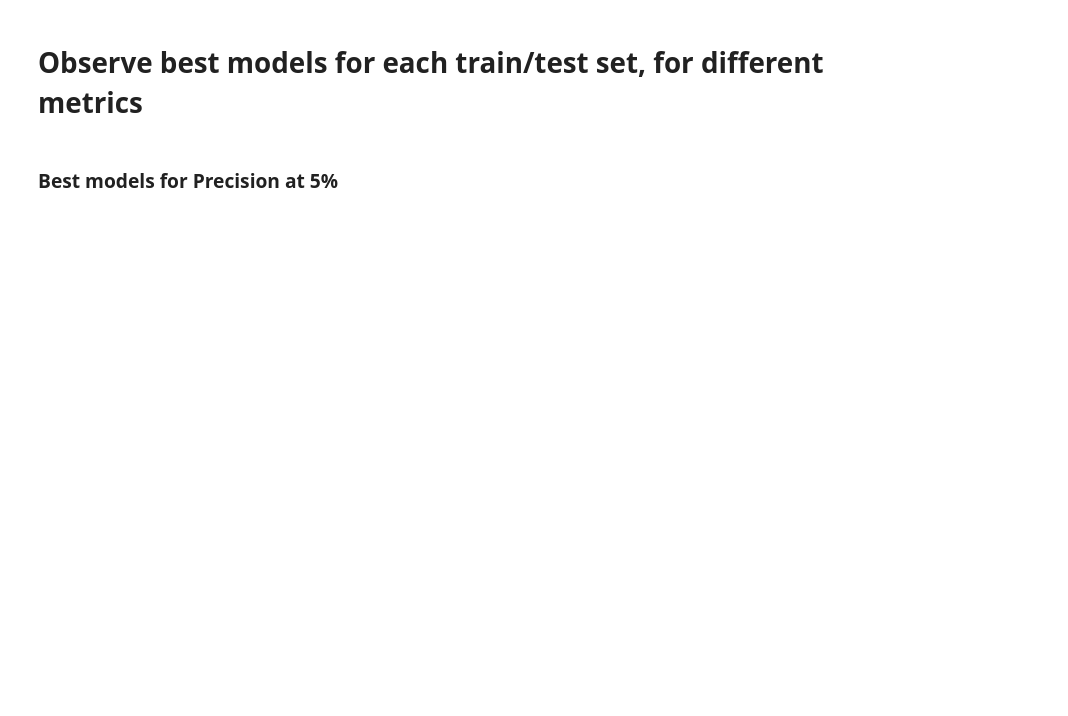
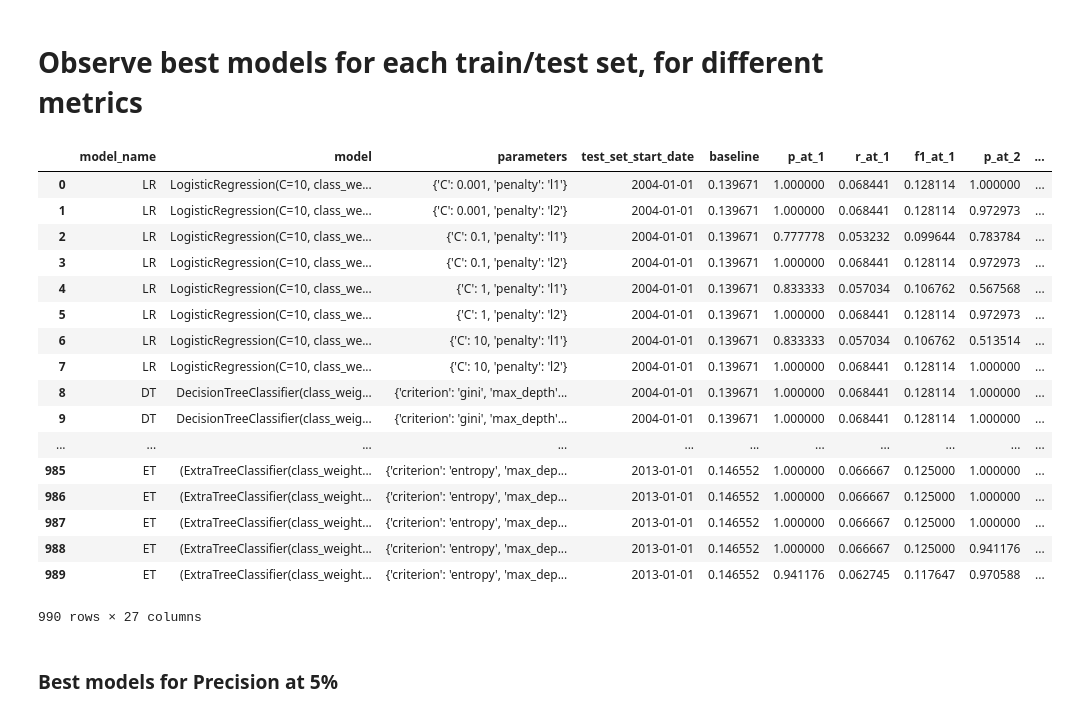
Before and after one commit to jamjensen/eviction-va, a Jupyter notebook: predicting_va_evictions.ipynb, the cells around one changed output. Cells and saved outputs as stored; diff of their text form; code cells hidden in the pictures; blank space fills up the shorter version.

```diff
--- a/predicting_va_evictions.ipynb
+++ b/predicting_va_evictions.ipynb
@@ -24,6 +32,9 @@ def get_eviction_rate(df, year,geoid):
 
   data_to_return = df.loc[(df['year'] == year) & (df['GEOID'] == geoid)]
 
+  if(data_to_return.empty):
+    return 0
+
   return data_to_return['eviction-rate'].iloc[0]
 # %%
 importlib.reload(pipeline)
@@ -37,6 +48,8 @@ for year in range(2000,2017):
     cutoff_10_percent[year]=data.loc[data['year'] == year]['eviction-rate'].quantile(.9)
 
 top_10_eviction_rate_in_any_next_3_years_column = np.zeros(len(data))
+print(top_10_eviction_rate_in_any_next_3_years_column.shape)
+
 
 for index, row in data.iterrows():
 
@@ -54,24 +67,14 @@ for index, row in data.iterrows():
 
       top_10_eviction_rate_in_i_years = 1 if eviction_rate_in_i_years>= cutoff_10_percent[date_in_i_years] else 0
 
-      #Debugging
-#       if(top_10_eviction_rate_in_i_years==1):
-#         print(row['GEOID'])
-#         print(row['year'])
-#         print(date_in_i_years)
-#         print(eviction_rate_in_i_years)
-#         print(cutoff_10_percent[date_in_i_years])
-#         print(top_10_eviction_rate_in_i_years)
+
 
       #If we found one year that meets requirement, we are done with looping
       if(top_10_eviction_rate_in_i_years==1):
         found_year_where_eviction_was_in_top_10_percent=1
         break
 
-    if (found_year_where_eviction_was_in_top_10_percent):
-      top_10_eviction_rate_in_any_next_3_years_column[index]=1
-    else:
-      top_10_eviction_rate_in_any_next_3_years_column[index]=0
+    top_10_eviction_rate_in_any_next_3_years_column[index]=found_year_where_eviction_was_in_top_10_percent
 
 data['top_10_percent_in_any_next_3_years'] = top_10_eviction_rate_in_any_next_3_years_column
 
@@ -94,7 +120,7 @@ date_column='year'
 test_window = relativedelta(years=4)
 
 #Gap needed between training and test set
-gap_training_test = relativedelta(years=3)
+prediction_horizon = relativedelta(years=3)
 
 #Generate train and test sets
 train_test_sets= pipeline.create_temp_validation_train_and_testing_sets(
@@ -103,4 +129,4 @@ train_test_sets= pipeline.create_temp_validation_train_and_testing_sets(
   label,
   split_thresholds,
   test_window,
-  gap_training_test)
+  prediction_horizon)
@@ -190,7 +202,7 @@ for column in a.columns:
 importlib.reload(pipeline)
 
 #We define the specific models we want to run
-models_to_run=['DT','LR','RF','ET','KNN','NB','BA','AB','GB']#'SVM'
+models_to_run=['LR','DT','RF','KNN','NB','BA','AB','GB','ET']#,SVM'
 
 #Get all posible models and their different sets of parameters
 models, parameters_grid = pipeline.get_models_and_parameters()
@@ -227,5 +270,26 @@ results
 # %% [markdown]
 # Observe best models for each train/test set, for different metrics
+# %%
+results
+# %% [output]
+|  | model_name | model | parameters | test_set_start_date | baseline | p_at_1 | r_at_1 | f1_at_1 | p_at_2 | ... |
+| 0 | LR | LogisticRegression(C=10, class_we... | {'C': 0.001, 'penalty': 'l1'} | 2004-01-01 | 0.139671 | 1.000000 | 0.068441 | 0.128114 | 1.000000 | ... |
+| 1 | LR | LogisticRegression(C=10, class_we... | {'C': 0.001, 'penalty': 'l2'} | 2004-01-01 | 0.139671 | 1.000000 | 0.068441 | 0.128114 | 0.972973 | ... |
+| 2 | LR | LogisticRegression(C=10, class_we... | {'C': 0.1, 'penalty': 'l1'} | 2004-01-01 | 0.139671 | 0.777778 | 0.053232 | 0.099644 | 0.783784 | ... |
+| 3 | LR | LogisticRegression(C=10, class_we... | {'C': 0.1, 'penalty': 'l2'} | 2004-01-01 | 0.139671 | 1.000000 | 0.068441 | 0.128114 | 0.972973 | ... |
+| 4 | LR | LogisticRegression(C=10, class_we... | {'C': 1, 'penalty': 'l1'} | 2004-01-01 | 0.139671 | 0.833333 | 0.057034 | 0.106762 | 0.567568 | ... |
+| 5 | LR | LogisticRegression(C=10, class_we... | {'C': 1, 'penalty': 'l2'} | 2004-01-01 | 0.139671 | 1.000000 | 0.068441 | 0.128114 | 0.972973 | ... |
+| 6 | LR | LogisticRegression(C=10, class_we... | {'C': 10, 'penalty': 'l1'} | 2004-01-01 | 0.139671 | 0.833333 | 0.057034 | 0.106762 | 0.513514 | ... |
+| 7 | LR | LogisticRegression(C=10, class_we... | {'C': 10, 'penalty': 'l2'} | 2004-01-01 | 0.139671 | 1.000000 | 0.068441 | 0.128114 | 1.000000 | ... |
+| 8 | DT | DecisionTreeClassifier(class_weig... | {'criterion': 'gini', 'max_depth'... | 2004-01-01 | 0.139671 | 1.000000 | 0.068441 | 0.128114 | 1.000000 | ... |
+| 9 | DT | DecisionTreeClassifier(class_weig... | {'criterion': 'gini', 'max_depth'... | 2004-01-01 | 0.139671 | 1.000000 | 0.068441 | 0.128114 | 1.000000 | ... |
+| ... | ... | ... | ... | ... | ... | ... | ... | ... | ... | ... |
+| 985 | ET | (ExtraTreeClassifier(class_weight... | {'criterion': 'entropy', 'max_dep... | 2013-01-01 | 0.146552 | 1.000000 | 0.066667 | 0.125000 | 1.000000 | ... |
+| 986 | ET | (ExtraTreeClassifier(class_weight... | {'criterion': 'entropy', 'max_dep... | 2013-01-01 | 0.146552 | 1.000000 | 0.066667 | 0.125000 | 1.000000 | ... |
+| 987 | ET | (ExtraTreeClassifier(class_weight... | {'criterion': 'entropy', 'max_dep... | 2013-01-01 | 0.146552 | 1.000000 | 0.066667 | 0.125000 | 1.000000 | ... |
+| 988 | ET | (ExtraTreeClassifier(class_weight... | {'criterion': 'entropy', 'max_dep... | 2013-01-01 | 0.146552 | 1.000000 | 0.066667 | 0.125000 | 0.941176 | ... |
+| 989 | ET | (ExtraTreeClassifier(class_weight... | {'criterion': 'entropy', 'max_dep... | 2013-01-01 | 0.146552 | 0.941176 | 0.062745 | 0.117647 | 0.970588 | ... |
+990 rows × 27 columns
 # %%
 importlib.reload(pipeline)
 
```
Also changed, not shown: parts of 18 cells of this notebook, 1 other file.
